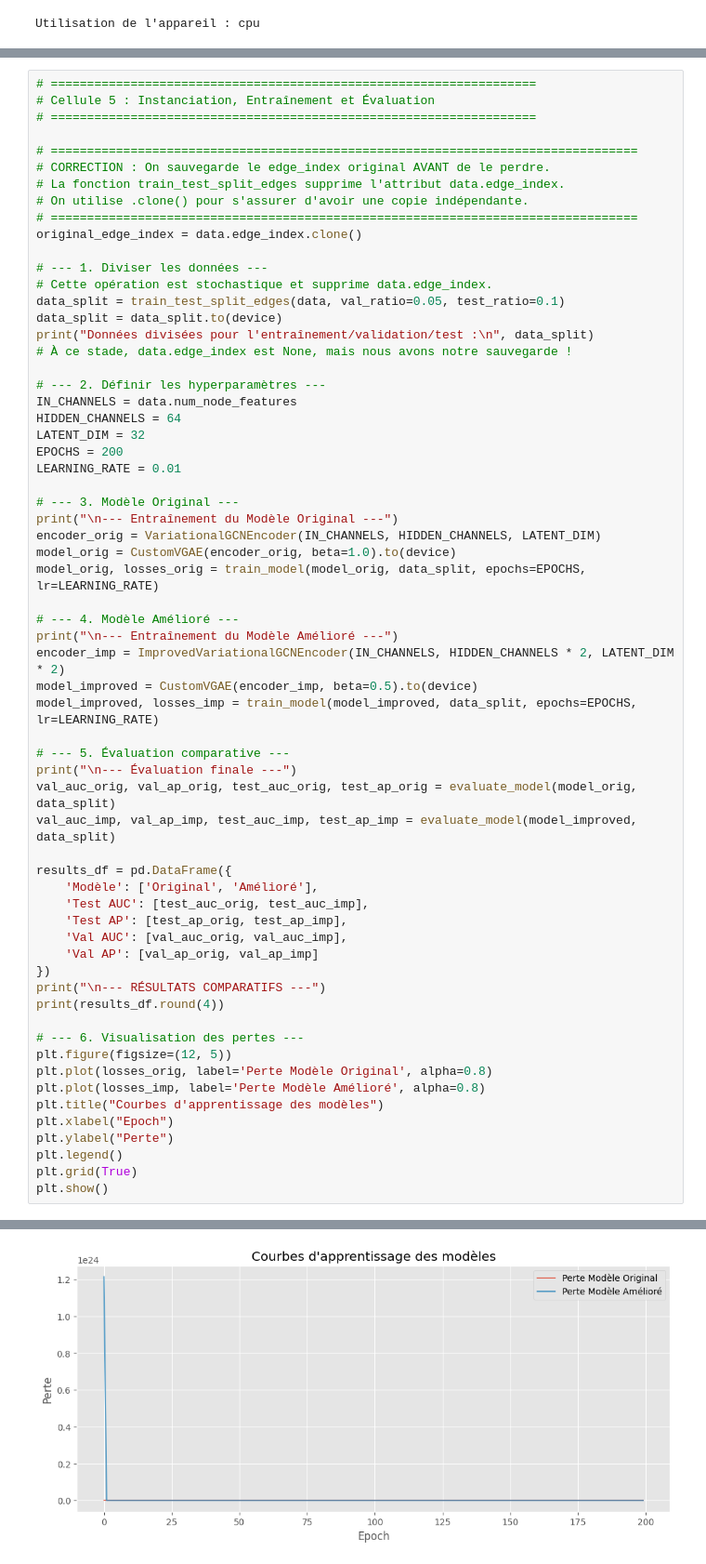
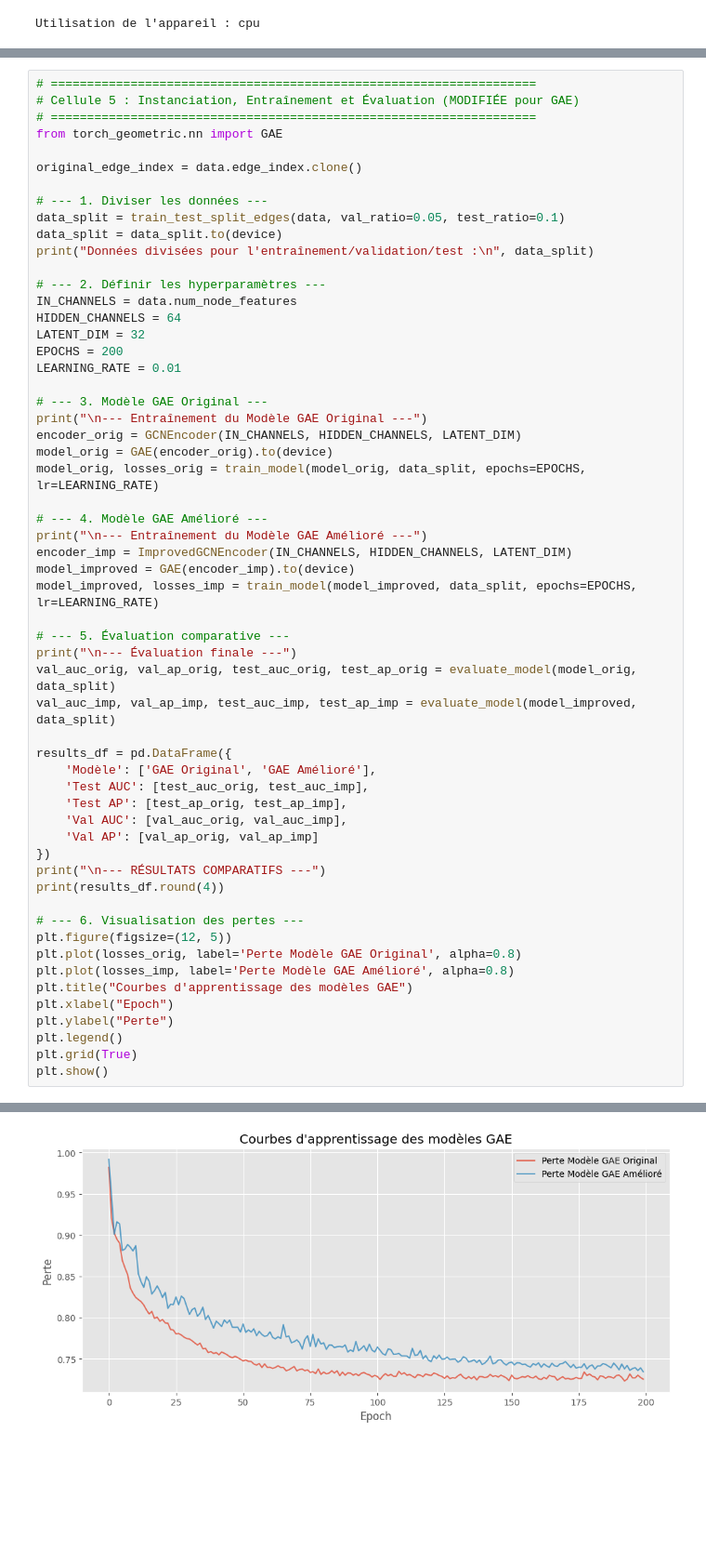
Before and after one commit to diidouu/PING14, a Jupyter notebook: vgae_model_v2.ipynb, the cells around one changed output, grey strips where cells are left out. Shown at 93% size. Cells and saved outputs as stored; diff of their text form; blank space fills up the shorter version.

```diff
--- a/vgae_model_v2.ipynb
+++ b/vgae_model_v2.ipynb
@@ -264,21 +203,15 @@ Fonctions d'entraînement (avec clipping) et d'évaluation prêtes.
 # %%
 # ===================================================================
-# Cellule 5 : Instanciation, Entraînement et Évaluation
+# Cellule 5 : Instanciation, Entraînement et Évaluation (MODIFIÉE pour GAE)
 # ===================================================================
+from torch_geometric.nn import GAE
 
-# =================================================================================
-# CORRECTION : On sauvegarde le edge_index original AVANT de le perdre.
-# La fonction train_test_split_edges supprime l'attribut data.edge_index.
-# On utilise .clone() pour s'assurer d'avoir une copie indépendante.
-# =================================================================================
 original_edge_index = data.edge_index.clone()
 
 # --- 1. Diviser les données ---
-# Cette opération est stochastique et supprime data.edge_index.
 data_split = train_test_split_edges(data, val_ratio=0.05, test_ratio=0.1)
 data_split = data_split.to(device)
 print("Données divisées pour l'entraînement/validation/test :\n", data_split)
-# À ce stade, data.edge_index est None, mais nous avons notre sauvegarde !
 
 # --- 2. Définir les hyperparamètres ---
 IN_CHANNELS = data.num_node_features
@@ -287,16 +220,16 @@ LATENT_DIM = 32
 EPOCHS = 200
 LEARNING_RATE = 0.01
 
-# --- 3. Modèle Original ---
-print("\n--- Entraînement du Modèle Original ---")
-encoder_orig = VariationalGCNEncoder(IN_CHANNELS, HIDDEN_CHANNELS, LATENT_DIM)
-model_orig = CustomVGAE(encoder_orig, beta=1.0).to(device)
+# --- 3. Modèle GAE Original ---
+print("\n--- Entraînement du Modèle GAE Original ---")
+encoder_orig = GCNEncoder(IN_CHANNELS, HIDDEN_CHANNELS, LATENT_DIM)
+model_orig = GAE(encoder_orig).to(device)
 model_orig, losses_orig = train_model(model_orig, data_split, epochs=EPOCHS, lr=LEARNING_RATE)
 
-# --- 4. Modèle Amélioré ---
-print("\n--- Entraînement du Modèle Amélioré ---")
-encoder_imp = ImprovedVariationalGCNEncoder(IN_CHANNELS, HIDDEN_CHANNELS * 2, LATENT_DIM * 2)
-model_improved = CustomVGAE(encoder_imp, beta=0.5).to(device)
+# --- 4. Modèle GAE Amélioré ---
+print("\n--- Entraînement du Modèle GAE Amélioré ---")
+encoder_imp = ImprovedGCNEncoder(IN_CHANNELS, HIDDEN_CHANNELS, LATENT_DIM)
+model_improved = GAE(encoder_imp).to(device)
 model_improved, losses_imp = train_model(model_improved, data_split, epochs=EPOCHS, lr=LEARNING_RATE)
 
 # --- 5. Évaluation comparative ---
@@ -305,7 +238,7 @@ val_auc_orig, val_ap_orig, test_auc_orig, test_ap_orig = evaluate_model(model_or
 val_auc_imp, val_ap_imp, test_auc_imp, test_ap_imp = evaluate_model(model_improved, data_split)
 
 results_df = pd.DataFrame({
-    'Modèle': ['Original', 'Amélioré'],
+    'Modèle': ['GAE Original', 'GAE Amélioré'],
     'Test AUC': [test_auc_orig, test_auc_imp],
     'Test AP': [test_ap_orig, test_ap_imp],
     'Val AUC': [val_auc_orig, val_auc_imp],
@@ -316,9 +249,9 @@ print(results_df.round(4))
 
 # --- 6. Visualisation des pertes ---
 plt.figure(figsize=(12, 5))
-plt.plot(losses_orig, label='Perte Modèle Original', alpha=0.8)
-plt.plot(losses_imp, label='Perte Modèle Amélioré', alpha=0.8)
-plt.title("Courbes d'apprentissage des modèles")
+plt.plot(losses_orig, label='Perte Modèle GAE Original', alpha=0.8)
+plt.plot(losses_imp, label='Perte Modèle GAE Amélioré', alpha=0.8)
+plt.title("Courbes d'apprentissage des modèles GAE")
 plt.xlabel("Epoch")
 plt.ylabel("Perte")
 plt.legend()
@@ -345,2 +278,2 @@ Epoch: 080, Loss: 0.0037
-[figure, old version]
+[figure, new version]
 # %%
```
Also changed, not shown: parts of 7 cells of this notebook, 8 other files.
